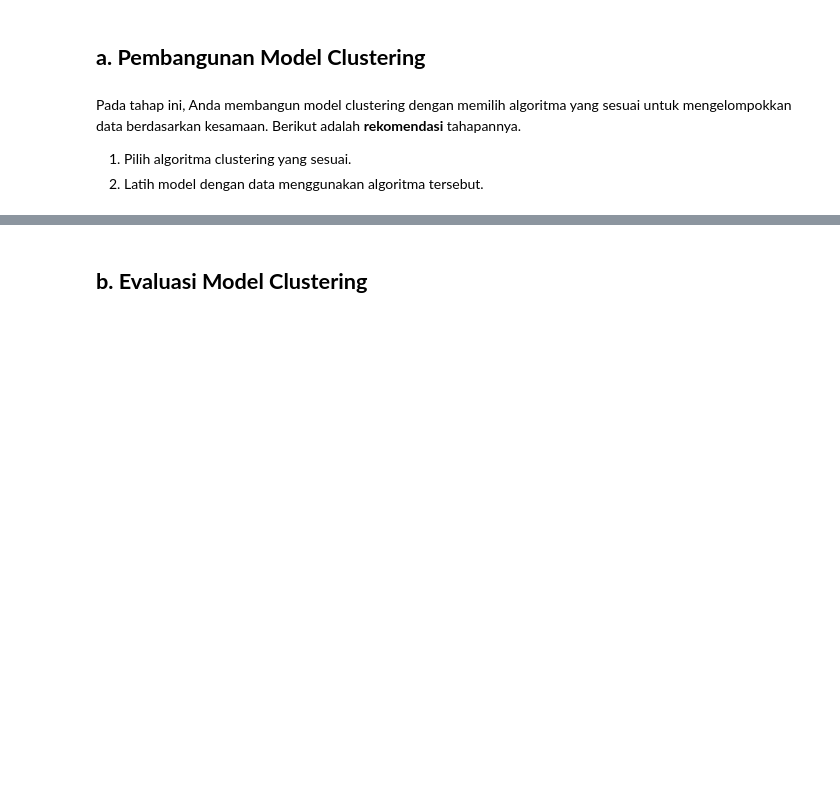
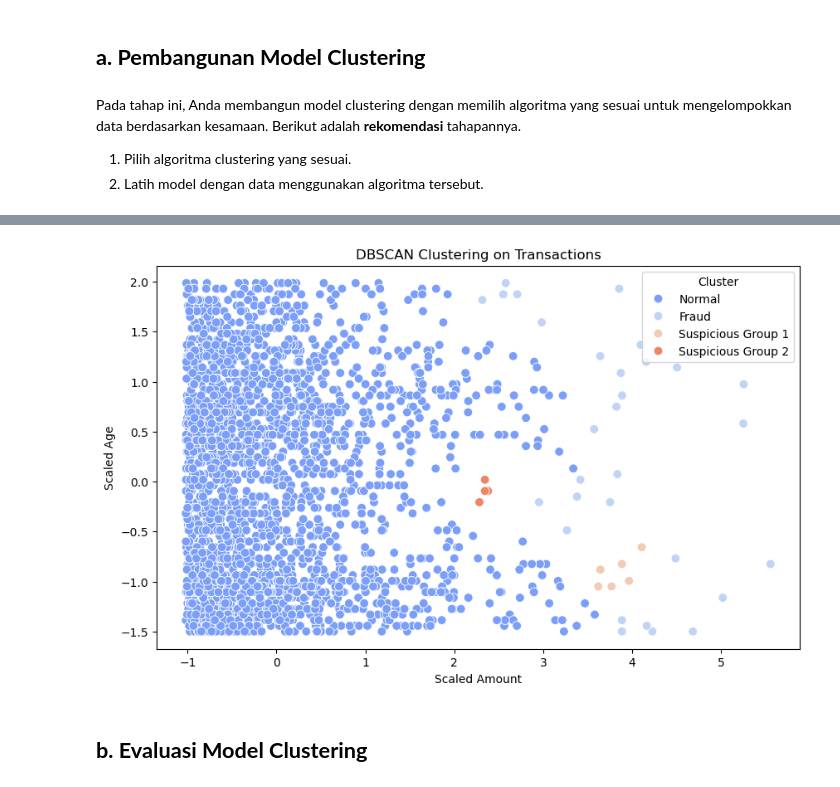
Before and after one commit to alouvre/BMLUP_DicodingSubmission_ProyekMembangunMachineLearning, a Jupyter notebook: [Clustering] Submission Akhir BMLP_Alifia Mustika Sari.ipynb, the cells around one changed output, grey strips where cells are left out. Cells and saved outputs as stored; diff of their text form; code cells hidden in the pictures; blank space fills up the shorter version.

```diff
--- a/[Clustering] Submission Akhir BMLP_Alifia Mustika Sari.ipynb
+++ b/[Clustering] Submission Akhir BMLP_Alifia Mustika Sari.ipynb
@@ -474,3 +549,25 @@ Pada tahap ini, Anda membangun model clustering dengan memilih algoritma yang se
+# %%
+# Adjusted DBSCAN clustering with a refined eps value
+dbscan = DBSCAN(eps=0.3, min_samples=5)  # Adjust eps based on k-distance elbow
+dbscan_labels = dbscan.fit_predict(X_scaled)
+
+# Add labels to the dataset
+df_transaction['DBSCAN_Cluster'] = dbscan_labels
+
+# Map the cluster labels to descriptive names
+label_mapping = {-1: 'Fraud', 0: 'Normal', 1: 'Suspicious Group 1', 2: 'Suspicious Group 2'}
+df_transaction['DBSCAN_Cluster'] = df_transaction['DBSCAN_Cluster'].map(label_mapping)
+
+# Plotting with updated labels
+plt.figure(figsize=(10, 6))
+sns.scatterplot(x=X_scaled[:, 0], y=X_scaled[:, 1], hue=df_transaction['DBSCAN_Cluster'], palette='coolwarm', s=60)
+plt.title('DBSCAN Clustering on Transactions')
+plt.xlabel('Scaled Amount')
+plt.ylabel('Scaled Age')
+plt.legend(title='Cluster')
+plt.show()
+# %% [output]
+[figure, added]
 # %% [markdown]
 ## **b. Evaluasi Model Clustering**
 # %% [markdown]
```
Also changed, not shown: parts of 17 cells of this notebook.
